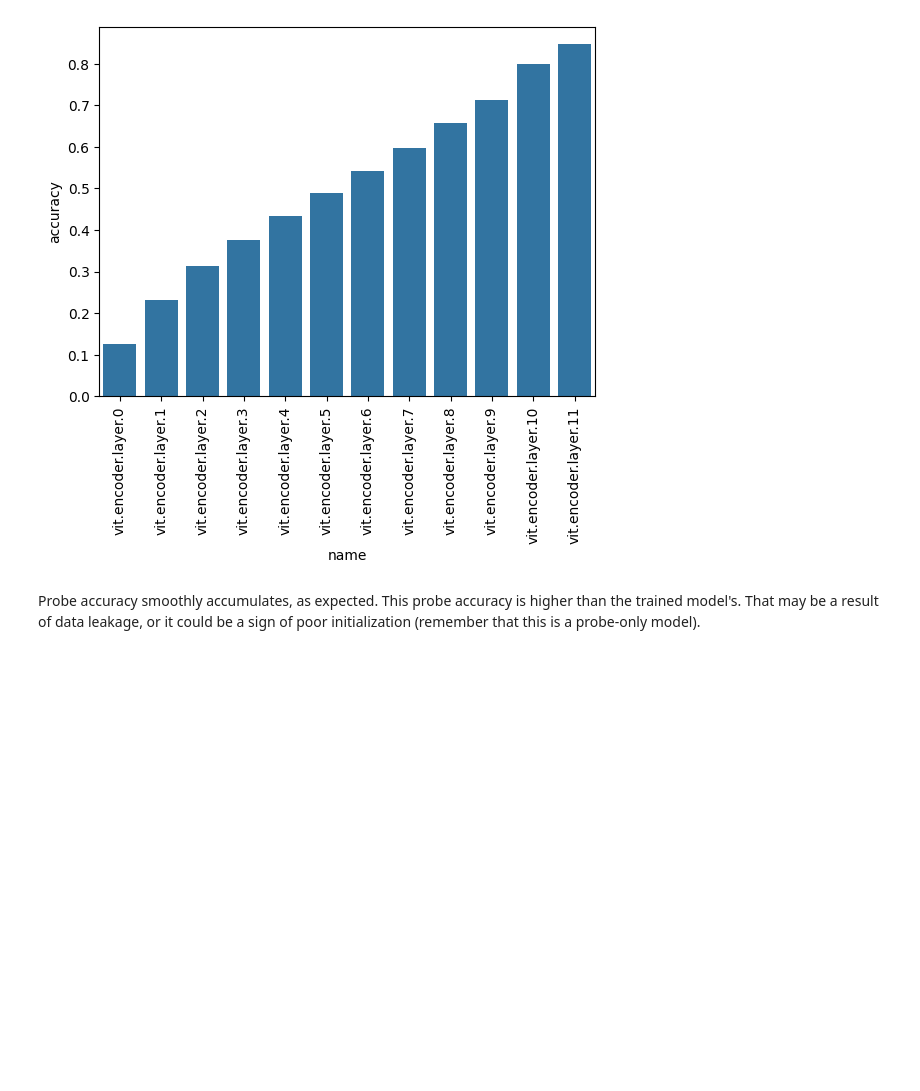
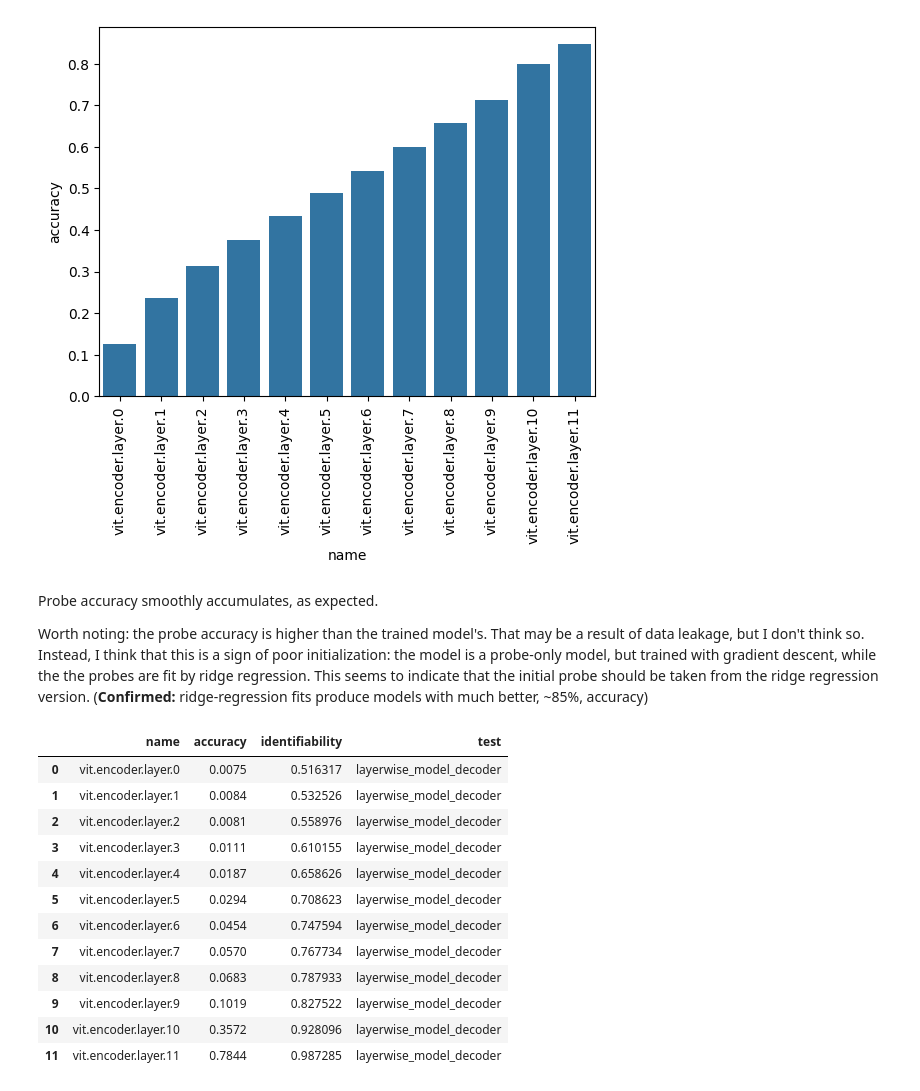
Before and after one commit to lrast/CLSTokenAnalysis, a Jupyter notebook: 0.1-Reproduction.ipynb, the cells around one changed output. Cells and saved outputs as stored; diff of their text form; code cells hidden in the pictures; blank space fills up the shorter version.

```diff
--- a/0.1-Reproduction.ipynb
+++ b/0.1-Reproduction.ipynb
@@ -90,4 +148,22 @@ _= plt.xticks(rotation=90)
 # %% [output]
 [figure]
 # %% [markdown]
-Probe accuracy smoothly accumulates, as expected. This probe accuracy is higher than the trained model's. That may be a result of data leakage, or it could be a sign of poor initialization (remember that this is a probe-only model).
+Probe accuracy smoothly accumulates, as expected.
+
+Worth noting: the probe accuracy is higher than the trained model's. That may be a result of data leakage, but I don't think so. Instead, I think that this is a sign of poor initialization: the model is a probe-only model, but trained with gradient descent, while the the probes are fit by ridge regression. This seems to indicate that the initial probe should be taken from the ridge regression version. (__Confirmed:__ ridge-regression fits produce models with much better, ~85%, accuracy)
+# %%
+identifiabilityResults
+# %% [output]
+|  | name | accuracy | identifiability | test |
+| 0 | vit.encoder.layer.0 | 0.0075 | 0.516317 | layerwise_model_decoder |
+| 1 | vit.encoder.layer.1 | 0.0084 | 0.532526 | layerwise_model_decoder |
+| 2 | vit.encoder.layer.2 | 0.0081 | 0.558976 | layerwise_model_decoder |
+| 3 | vit.encoder.layer.3 | 0.0111 | 0.610155 | layerwise_model_decoder |
+| 4 | vit.encoder.layer.4 | 0.0187 | 0.658626 | layerwise_model_decoder |
+| 5 | vit.encoder.layer.5 | 0.0294 | 0.708623 | layerwise_model_decoder |
+| 6 | vit.encoder.layer.6 | 0.0454 | 0.747594 | layerwise_model_decoder |
+| 7 | vit.encoder.layer.7 | 0.0570 | 0.767734 | layerwise_model_decoder |
+| 8 | vit.encoder.layer.8 | 0.0683 | 0.787933 | layerwise_model_decoder |
+| 9 | vit.encoder.layer.9 | 0.1019 | 0.827522 | layerwise_model_decoder |
+| 10 | vit.encoder.layer.10 | 0.3572 | 0.928096 | layerwise_model_decoder |
+| 11 | vit.encoder.layer.11 | 0.7844 | 0.987285 | layerwise_model_decoder |
```
Also changed, not shown: parts of 7 cells of this notebook, 6 other files.
